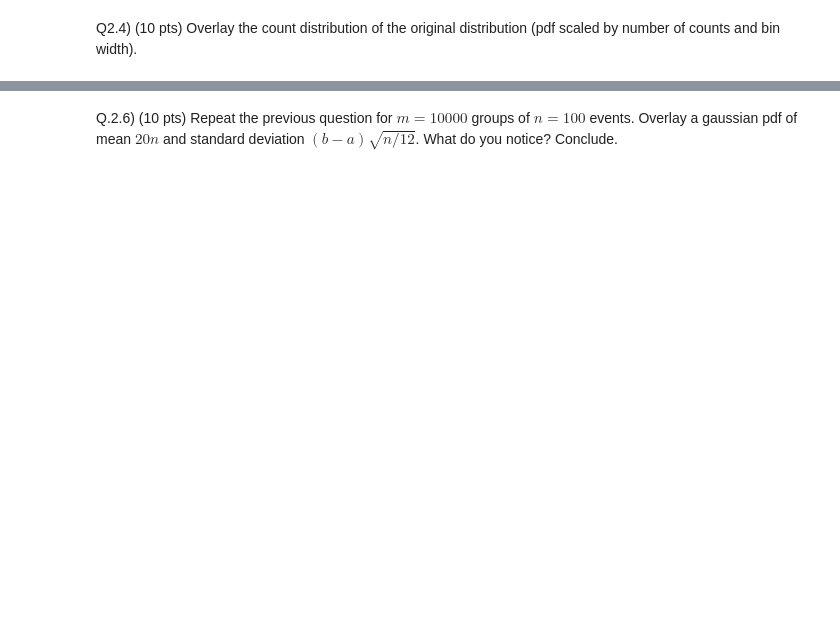
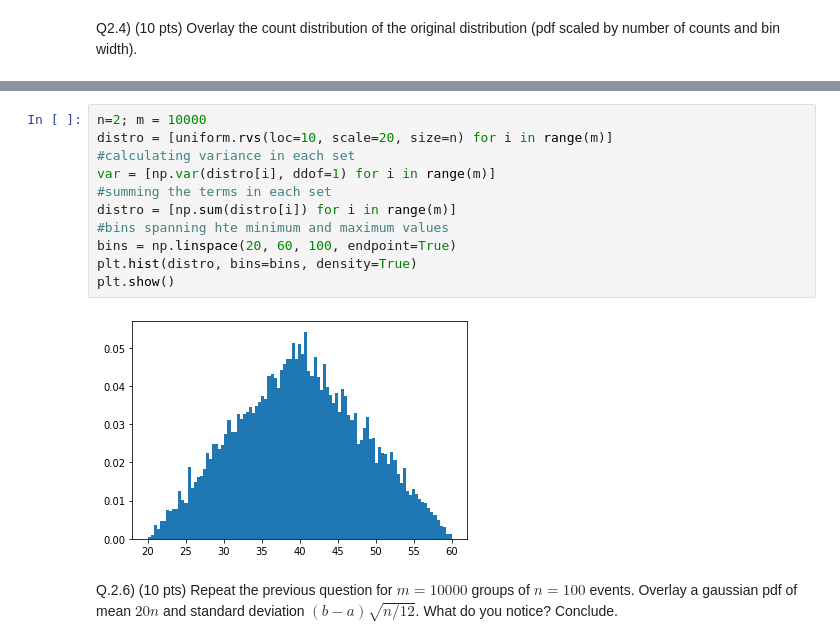
Before and after one commit to Shaquible/ENPH-252, a Jupyter notebook: Assignment2/ENPH252PHYS250_Assgt_2_2022W.ipynb, the cells around one changed output, grey strips where cells are left out. Saved outputs shown, nothing was run; the diff lists cells and outputs as text; blank space fills up the shorter version.

```diff
--- a/Assignment2/ENPH252PHYS250_Assgt_2_2022W.ipynb
+++ b/Assignment2/ENPH252PHYS250_Assgt_2_2022W.ipynb
@@ -85,2 +96,15 @@ Q.2.5) (10 pts) Now draw $m=10000$ groups of $n=2$ events from the same uniform
+# %%
+n=2; m = 10000
+distro = [uniform.rvs(loc=10, scale=20, size=n) for i in range(m)]
+#calculating variance in each set
+var = [np.var(distro[i], ddof=1) for i in range(m)]
+#summing the terms in each set
+distro = [np.sum(distro[i]) for i in range(m)]
+#bins spanning hte minimum and maximum values
+bins = np.linspace(20, 60, 100, endpoint=True)
+plt.hist(distro, bins=bins, density=True)
+plt.show()
+# %% [output]
+[figure, added]
 # %% [markdown]
 Q.2.6) (10 pts) Repeat the previous question for $m=10000$ groups of $n=100$ events.  Overlay a gaussian pdf of mean $20 n$ and standard deviation $(b-a) \sqrt{n/12}$.  What do you notice?  Conclude.
```
Also changed, not shown: parts of 8 cells of this notebook.
